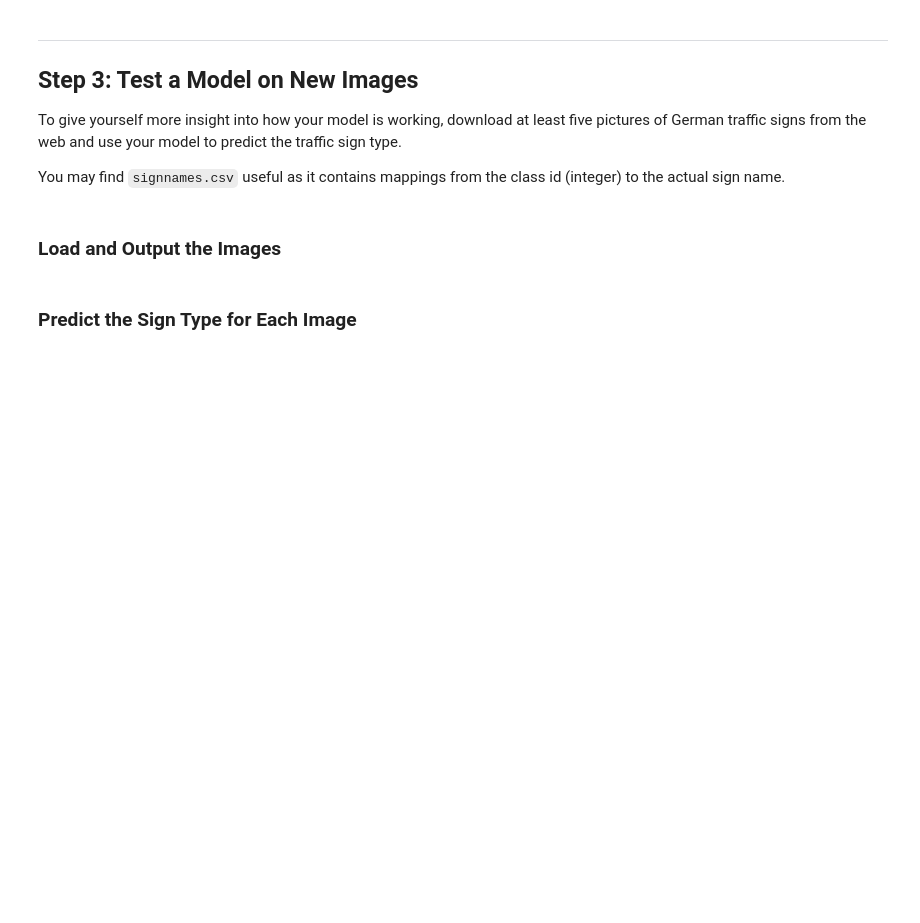
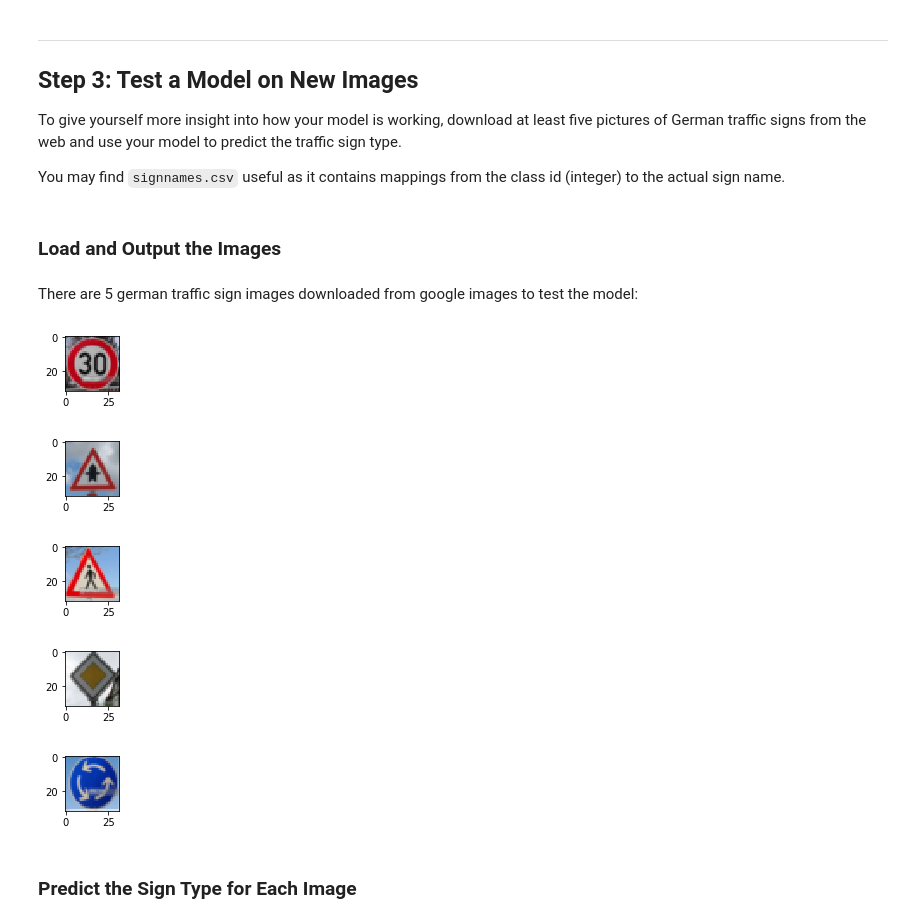
Before and after one commit to magak/CDC_Task2, a Jupyter notebook: TSC.ipynb, the cells around one changed output. Drawn from its saved outputs; the diff is of its cells as text; code cells hidden in the pictures; blank space fills up the shorter version.

```diff
--- a/TSC.ipynb
+++ b/TSC.ipynb
@@ -271,7 +279,7 @@ Let's show all possible signs:
 # %%
 classes = csv.as_matrix()
 
-for i in range(43):
+for i in range(n_classes):
     image_sample = X_train[y_train==i][0].squeeze()
     plt.figure(figsize=(1,1))
     plt.title(classes[i])
@@ -687,3 +619,28 @@ You may find `signnames.csv` useful as it contains mappings from the class id (i
+# %% [markdown]
+There are 5 german traffic sign images downloaded from google images to test the model:
+# %%
+### Load the images and plot them here.
+import scipy
+from scipy import ndimage
+from scipy import misc
+
+newsigns = []
+
+for i in range(5):
+    fileName = 'new_signs/{}.jpg'.format(str(i+1))
+    new_sign = ndimage.imread(fileName)
+    new_sign = misc.imresize(new_sign,(IMAGE_WIDTH, IMAGE_HEIGHT))
+    plt.figure(figsize=(1,1))
+    newsigns.append(new_sign)
+    plt.imshow(new_sign)
+
+newsigns = np.array(newsigns)
+# %% [output]
+[figure, added]
+[figure, added]
+[figure, added]
+[figure, added]
+[figure, added]
 # %% [markdown]
 ### Predict the Sign Type for Each Image
 # %%
```
Also changed, not shown: parts of 36 cells of this notebook.
